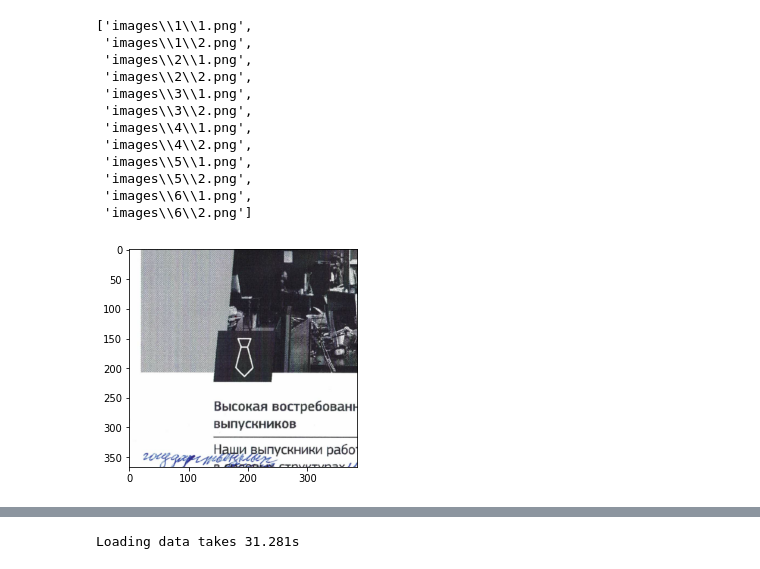
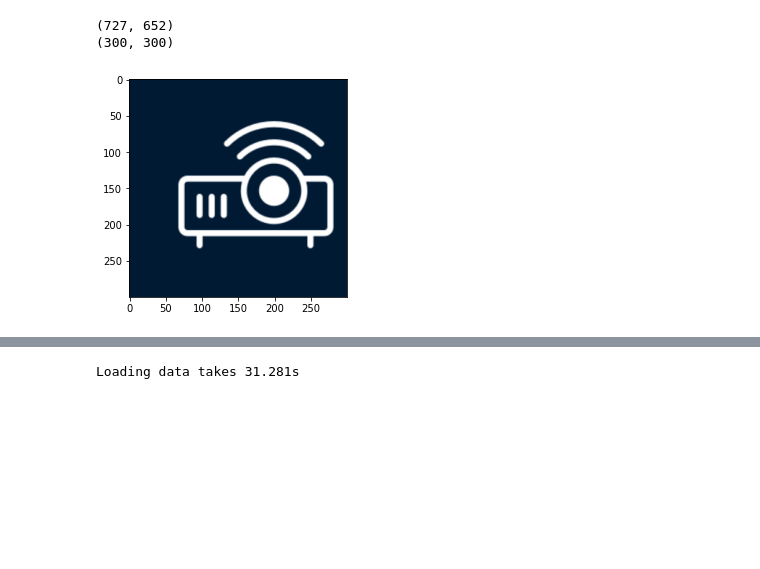
Before and after one commit to TheDim0n/ArtWayPictures, a Jupyter notebook: notebook.ipynb, the cells around one changed output, grey strips where cells are left out. Cells and saved outputs as stored; diff of their text form; code cells hidden in the pictures; blank space fills up the shorter version.

```diff
--- a/notebook.ipynb
+++ b/notebook.ipynb
@@ -35,18 +36,3 @@ def get_files(root):
 PATH_IMAGE = 'images'
 
 PATHS = get_files(PATH_IMAGE)
-# %%
-PATHS
-# %% [output]
-['images\\1\\1.png',
- 'images\\1\\2.png',
- 'images\\2\\1.png',
- 'images\\2\\2.png',
- 'images\\3\\1.png',
- 'images\\3\\2.png',
- 'images\\4\\1.png',
- 'images\\4\\2.png',
- 'images\\5\\1.png',
- 'images\\5\\2.png',
- 'images\\6\\1.png',
- 'images\\6\\2.png']
@@ -59,8 +39,2 @@ def load_image(path):
-# %%
-image = load_image(PATHS[0])
-plt.imshow(image)
-plt.show()
-# %% [output]
-[figure, removed]
 # %%
 def central_crop_image(image, epsilon=0.1):
@@ -70,6 +44,18 @@ def central_crop_image(image, epsilon=0.1):
     crop_fraction = tf.minimum((TARGET_SIZE / image_size)+epsilon, tf.constant(1, dtype=tf.float32))
     cropped_image = tf.image.central_crop(image, crop_fraction)
     return tf.image.resize(cropped_image, (TARGET_SIZE, TARGET_SIZE))
+# %%
+image = load_image_from_path(r'test_icon.png')
+print(image.size)
+image = central_crop(image, (300, 300))
+print(image.size)
+image = image_to_numpy(image)
+plt.imshow(image)
+plt.show()
+# %% [output]
+(727, 652)
+(300, 300)
+[figure, added]
 # %%
 for i, path in enumerate(PATHS):
     img = load_image(path)
```
Also changed, not shown: parts of 4 cells of this notebook, 2 other files.
